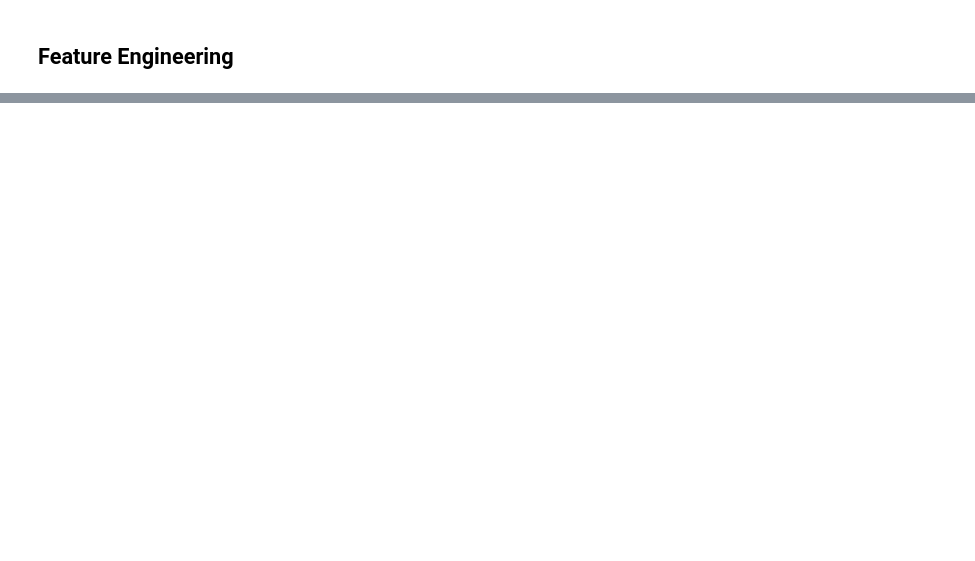
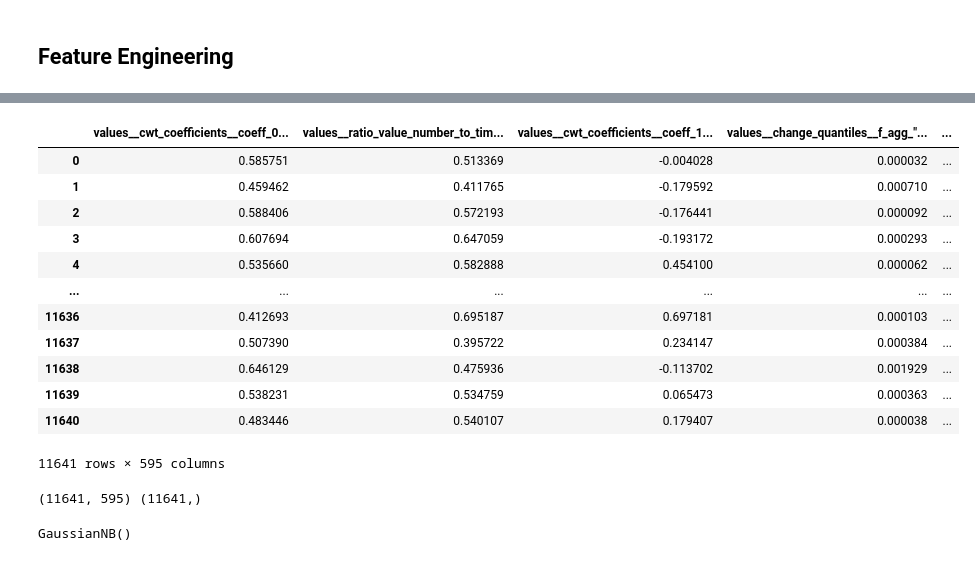
Before and after one commit to lpancorbo/ETHZ-PROJECT-ecg-representation-learning, a Jupyter notebook: Project 2/Part 1/ClassicMachineLearning.ipynb, the cells around one changed output, grey strips where cells are left out. Cells and saved outputs as stored; diff of their text form; code cells hidden in the pictures; blank space fills up the shorter version.

```diff
--- a/Project 2/Part 1/ClassicMachineLearning.ipynb
+++ b/Project 2/Part 1/ClassicMachineLearning.ipynb
@@ -171,0 +170,4 @@ X_train.head()
+# %%
+y = pd.DataFrame({'id': range(len(y_train)), 'lbl': y_train})
+y_series = y['lbl']
+y_series
@@ -185,0 +214,52 @@ Error:
+# %%
+features_filtered.to_csv('tsfresh_features_filtered.csv', index=False)
+features_filtered
+# %% [output]
+|  | values__cwt_coefficients__coeff_0... | values__ratio_value_number_to_tim... | values__cwt_coefficients__coeff_1... | values__change_quantiles__f_agg_"... | ... |
+| 0 | 0.585751 | 0.513369 | -0.004028 | 0.000032 | ... |
+| 1 | 0.459462 | 0.411765 | -0.179592 | 0.000710 | ... |
+| 2 | 0.588406 | 0.572193 | -0.176441 | 0.000092 | ... |
+| 3 | 0.607694 | 0.647059 | -0.193172 | 0.000293 | ... |
+| 4 | 0.535660 | 0.582888 | 0.454100 | 0.000062 | ... |
+| ... | ... | ... | ... | ... | ... |
+| 11636 | 0.412693 | 0.695187 | 0.697181 | 0.000103 | ... |
+| 11637 | 0.507390 | 0.395722 | 0.234147 | 0.000384 | ... |
+| 11638 | 0.646129 | 0.475936 | -0.113702 | 0.001929 | ... |
+| 11639 | 0.538231 | 0.534759 | 0.065473 | 0.000363 | ... |
+| 11640 | 0.483446 | 0.540107 | 0.179407 | 0.000038 | ... |
+11641 rows × 595 columns
+# %%
+X_train_features = features_filtered.values
+y_train_features = y_train
+print(X_train_features.shape, y_train_features.shape)
+# %% [output]
+(11641, 595) (11641,)
+# %%
+import random
+
+random_seed = 13
+np.random.seed(random_seed)
+random.seed(random_seed)
+
+from sklearn.ensemble import RandomForestClassifier
+from sklearn.neural_network import MLPClassifier
+from sklearn.neighbors import KNeighborsClassifier
+from sklearn.naive_bayes import GaussianNB
+
+#train random forest classifier
+rf = RandomForestClassifier(n_estimators=100, random_state=random_seed)
+rf.fit(X_train_features, y_train_features)
+
+#train MLP classifier
+mlp = MLPClassifier(hidden_layer_sizes=(100,100), random_state=random_seed)
+mlp.fit(X_train_features, y_train_features)
+
+#train kNN classifier
+knn = KNeighborsClassifier(n_neighbors=5)
+knn.fit(X_train_features, y_train_features)
+
+#train naive bayes classifier
+nb = GaussianNB()
+nb.fit(X_train_features, y_train_features)
+# %% [output]
+GaussianNB()
```
Also changed, not shown: parts of 14 cells of this notebook, 2 other files.
